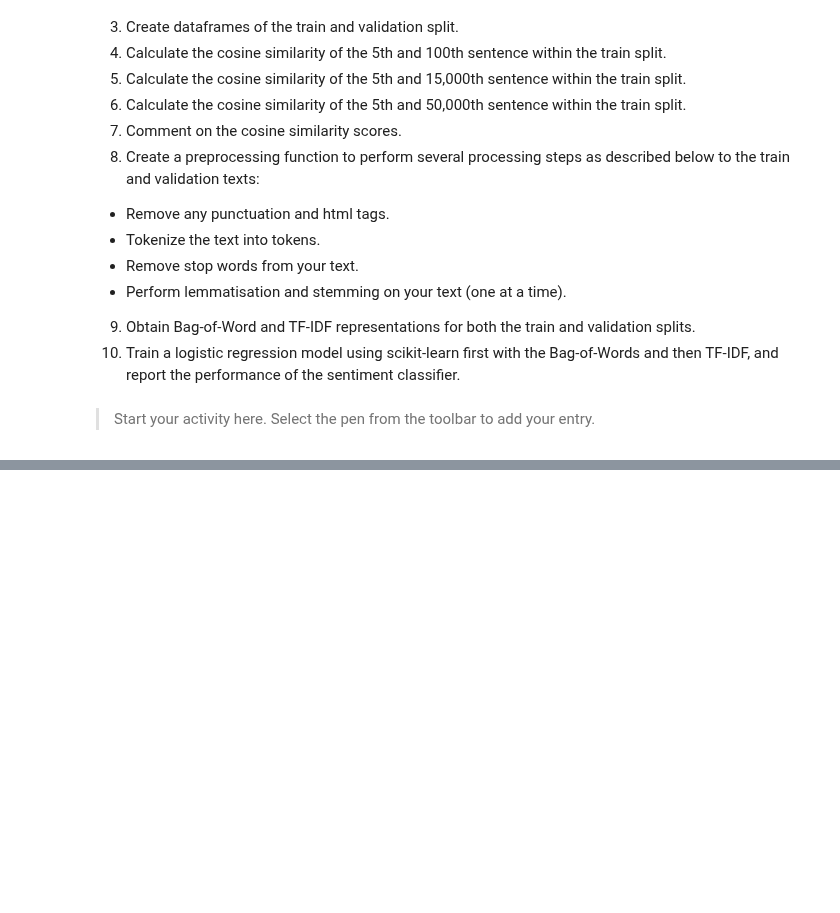
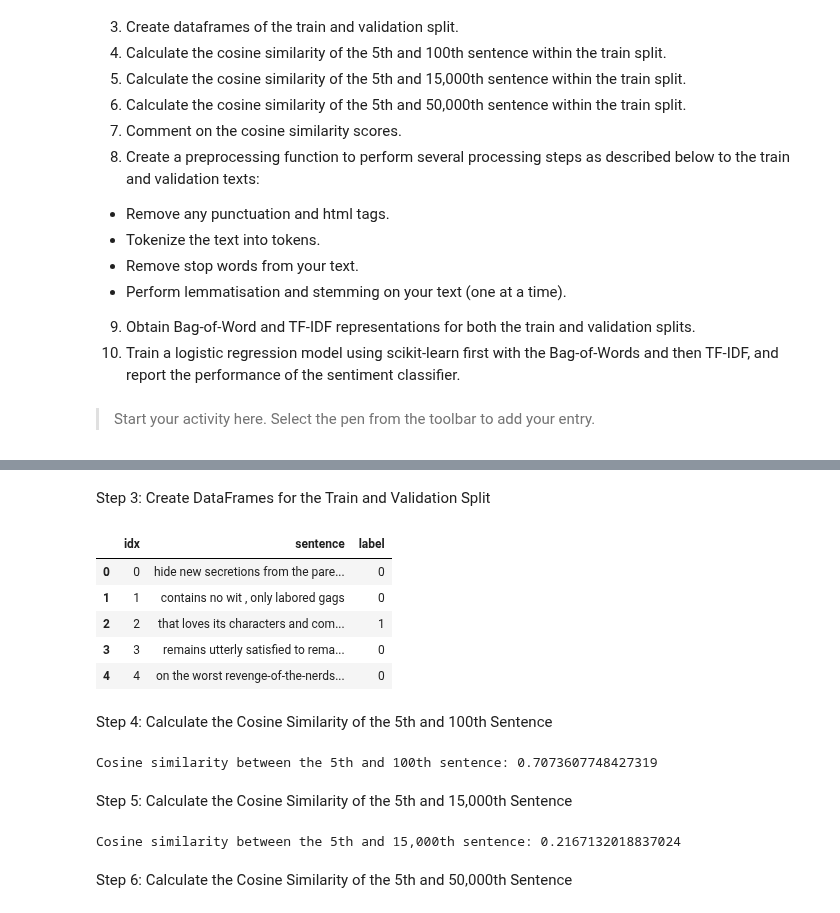
Before and after one commit to sheldonkemper/portfolio, a Jupyter notebook: CAM_DS_C301_Sentiment_analysis_Activity_1_3_4.ipynb, the cells around one changed output, grey strips where cells are left out. Cells and saved outputs as stored; diff of their text form; code cells hidden in the pictures; blank space fills up the shorter version.

```diff
--- a/CAM_DS_C301_Sentiment_analysis_Activity_1_3_4.ipynb
+++ b/CAM_DS_C301_Sentiment_analysis_Activity_1_3_4.ipynb
@@ -88,7 +93,7 @@ You can now load the package via spacy.load('en_core_web_lg')
 # %%
 #2. Load the data set sst2 from Hugging Face (https://huggingface.co/datasets/sst2).
 from datasets import load_dataset
-dataset = load_dataset("yelp_polarity")
+dataset = load_dataset("sst2")
 # %%
 dataset
 # %% [output]
@@ -282,0 +122,45 @@ weighted avg       0.54      0.52      0.53       872
+# %% [markdown]
+Step 3: Create DataFrames for the Train and Validation Split
+# %%
+#3. Create dataframes of the train and validation split.
+
+# Convert the train and validation splits to dataframes
+train_df = pd.DataFrame(dataset['train'])
+validation_df = pd.DataFrame(dataset['validation'])
+
+train_df.head()
+# %% [output]
+|  | idx | sentence | label |
+| 0 | 0 | hide new secretions from the pare... | 0 |
+| 1 | 1 | contains no wit , only labored gags | 0 |
+| 2 | 2 | that loves its characters and com... | 1 |
+| 3 | 3 | remains utterly satisfied to rema... | 0 |
+| 4 | 4 | on the worst revenge-of-the-nerds... | 0 |
+# %% [markdown]
+Step 4: Calculate the Cosine Similarity of the 5th and 100th Sentence
+# %%
+# Load the spaCy model
+nlp = spacy.load("en_core_web_md")
+# Select the 5th and 100th sentence
+sentence_5 =  train_df['sentence'][4]
+sentence_100 = train_df['sentence'][99]
+# Calculate the cosine similarity
+doc1 = nlp(sentence_5)
+doc2 = nlp(sentence_100)
+cosine_similarity_5_100 = doc1.similarity(doc2)
+
+print(f"Cosine similarity between the 5th and 100th sentence: {cosine_similarity_5_100}")
+# %% [output]
+Cosine similarity between the 5th and 100th sentence: 0.7073607748427319
+# %% [markdown]
+Step 5: Calculate the Cosine Similarity of the 5th and 15,000th Sentence
+# %%
+sentence_15000 = train_df['sentence'][min(14999,len(train_df)-1)]
+doc2 = nlp(sentence_15000)
+cosine_similarity_5_15000 = doc1.similarity(doc2)
+
+print(f"Cosine similarity between the 5th and 15,000th sentence: {cosine_similarity_5_15000}")
+# %% [output]
+Cosine similarity between the 5th and 15,000th sentence: 0.2167132018837024
+# %% [markdown]
+Step 6: Calculate the Cosine Similarity of the 5th and 50,000th Sentence
```
Also changed, not shown: parts of 41 cells of this notebook.
